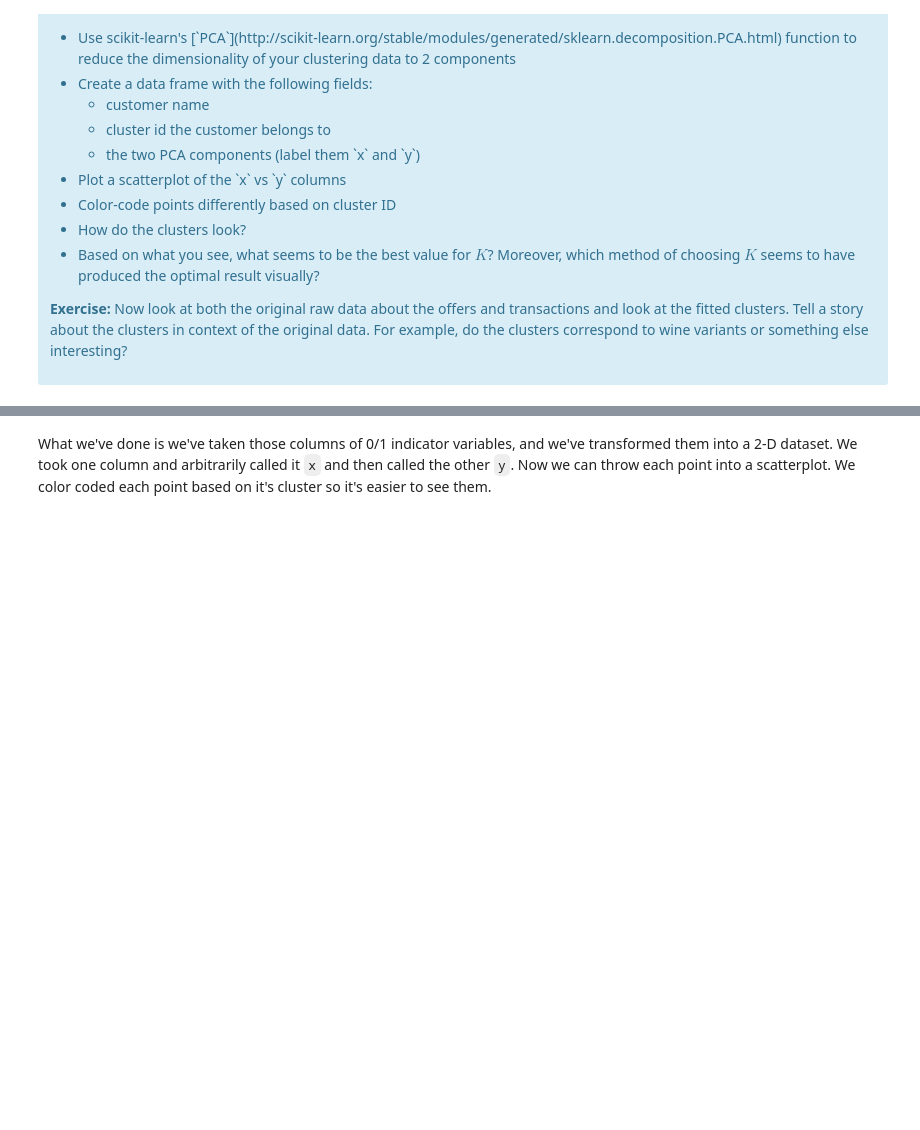
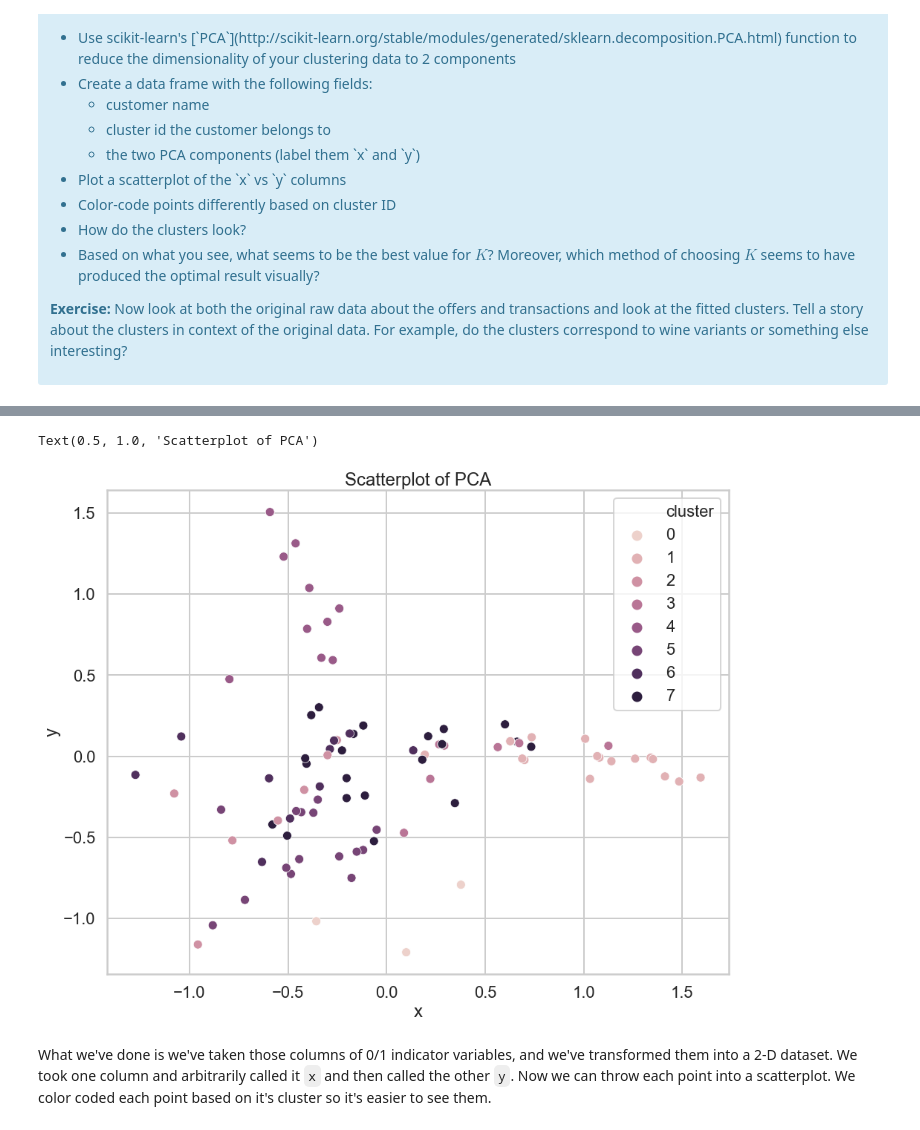
Before and after one commit to dj-m/CustomerSegmentationClustering, a Jupyter notebook: notebooks/Clustering Case Study - Customer Segmentation with K-Means - Tier 3.ipynb, the cells around one changed output, grey strips where cells are left out. Cells and saved outputs as stored; diff of their text form; code cells hidden in the pictures; blank space fills up the shorter version.

Commit message:
Created scatterplot of PCA x, y coordinants of clusters

```diff
--- a/notebooks/Clustering Case Study - Customer Segmentation with K-Means - Tier 3.ipynb
+++ b/notebooks/Clustering Case Study - Customer Segmentation with K-Means - Tier 3.ipynb
@@ -369,0 +369,14 @@ This is only one use of PCA for dimension reduction. We can also use PCA when we
+# %%
+#your turn
+from sklearn.decomposition import PCA
+
+#df_pca = matrix.reset_index()
+#df_pca['cluster'] = bar_df.cluster
+
+#pca = PCA(n_components=2)
+
+#df_pca['x'] = pca.fit_transform(x_cols)[:,0]
+#df_pca['y'] = pca.fit_transform(x_cols)[:,1]
+
+customer_clusters = df_pca[['customer_name', 'cluster', 'x', 'y']]
+customer_clusters.head()
@@ -370,3 +390,12 @@ This is only one use of PCA for dimension reduction. We can also use PCA when we
+# %%
+fig = plt.figure(figsize = (15,12))
+
+sns.scatterplot(x = customer_clusters.x, y = customer_clusters.y, hue = customer_clusters.cluster, legend = 'full')
+
+plt.title("Scatterplot of PCA")
+# %% [output]
+Text(0.5, 1.0, 'Scatterplot of PCA')
+[figure, added]
 # %% [markdown]
 What we've done is we've taken those columns of 0/1 indicator variables, and we've transformed them into a 2-D dataset. We took one column and arbitrarily called it `x` and then called the other `y`. Now we can throw each point into a scatterplot. We color coded each point based on it's cluster so it's easier to see them.
 # %% [markdown]
```
Also changed, not shown: parts of 3 cells of this notebook.
